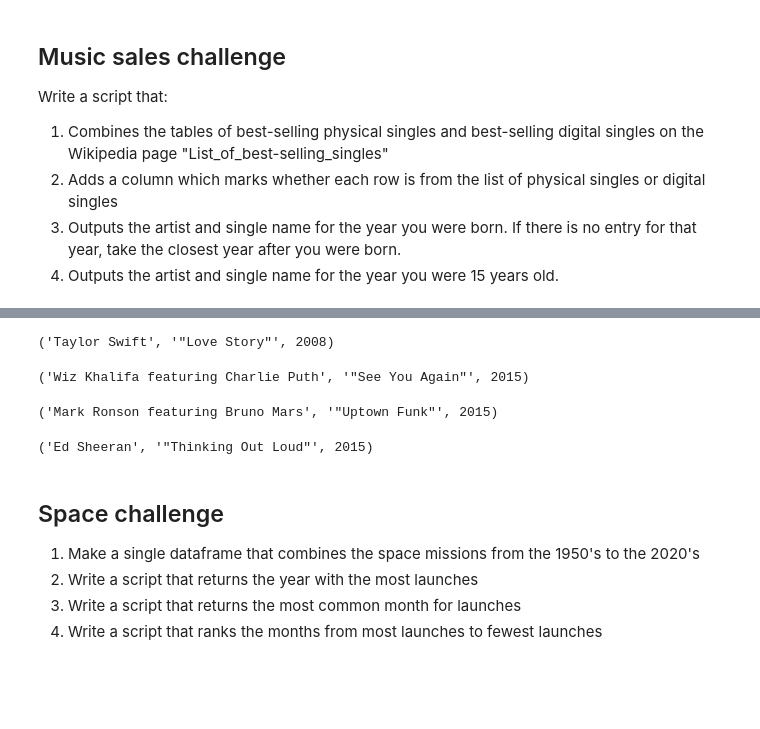
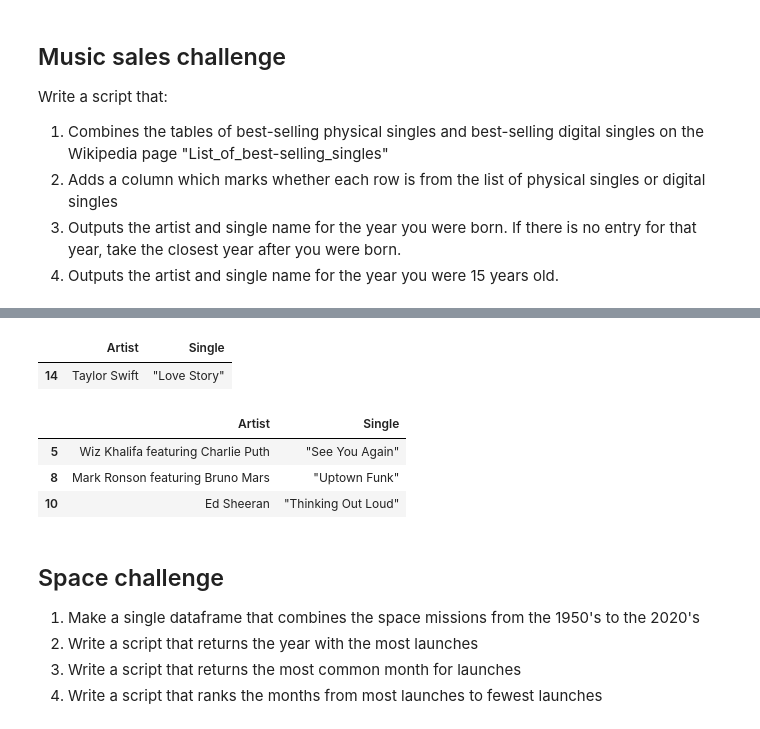
Before and after one commit to birdie2030/CulturalDataScience, a Jupyter notebook: fun_with_pandas.ipynb, the cells around one changed output, grey strips where cells are left out. Drawn from its saved outputs; the diff is of its cells as text; code cells hidden in the pictures; blank space fills up the shorter version.

```diff
--- a/fun_with_pandas.ipynb
+++ b/fun_with_pandas.ipynb
@@ -101,24 +93,20 @@ df_combined
-# %%
-a = list(df_combined['Artist'])
-b = list(df_combined['Single'])
-c = list(df_combined['Released'])
-
-task3 = list(zip(a,b,c))
-task3[28]
-# %% [output]
-('Taylor Swift', '"Love Story"', 2008)
-# %%
-task3[19]
-# %% [output]
-('Wiz Khalifa featuring Charlie Puth', '"See You Again"', 2015)
-# %%
-task3[22]
-# %% [output]
-('Mark Ronson featuring Bruno Mars', '"Uptown Funk"', 2015)
-# %%
-task3[24]
-# %% [output]
-('Ed Sheeran', '"Thinking Out Loud"', 2015)
+# %%
+# Artist and single name for closest year to when I was born
+
+birth = df_combined[df_combined['Released']==2008]
+birth[['Artist', 'Single']]
+# %% [output]
+|  | Artist | Single |
+| 14 | Taylor Swift | "Love Story" |
+# %%
+# Artist and single for year I turned 15
+birth2 = df_combined[df_combined['Released']==2015]
+birth2[['Artist', 'Single']]
+# %% [output]
+|  | Artist | Single |
+| 5 | Wiz Khalifa featuring Charlie Puth | "See You Again" |
+| 8 | Mark Ronson featuring Bruno Mars | "Uptown Funk" |
+| 10 | Ed Sheeran | "Thinking Out Loud" |
 # %% [markdown]
 ## Space challenge
 
```
Also changed, not shown: parts of 15 cells of this notebook.
